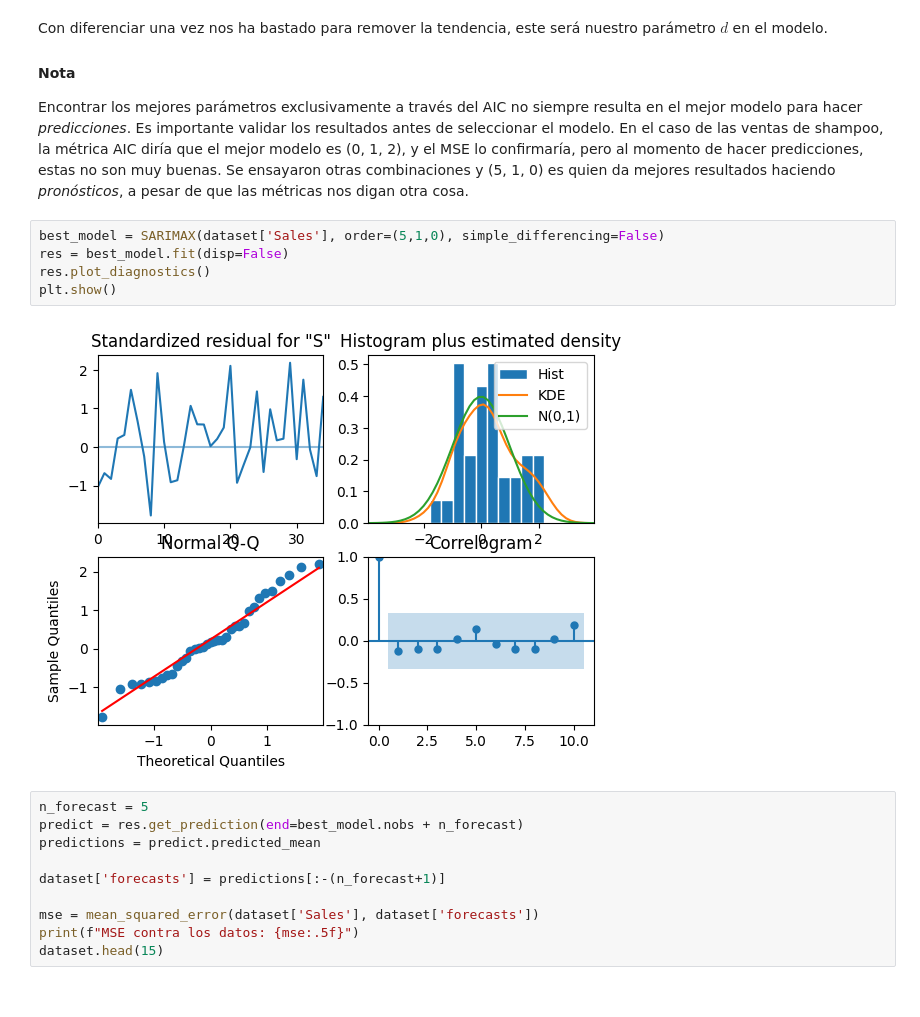
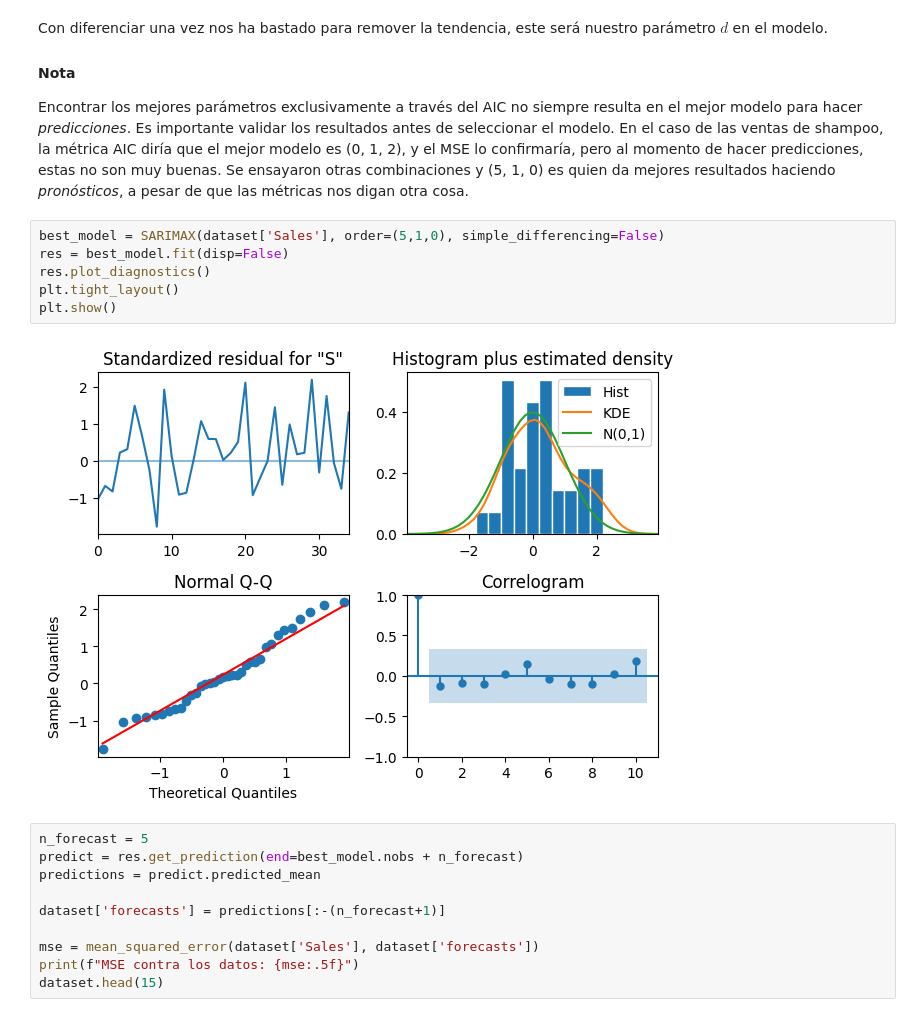
Before and after one commit to Ohtar10/icesi-advanced-dl, a Jupyter notebook: Unidad 1 - Time Series/arima.ipynb, the cells around one changed output. Cells and saved outputs as stored; diff of their text form.

```diff
--- a/Unidad 1 - Time Series/arima.ipynb
+++ b/Unidad 1 - Time Series/arima.ipynb
@@ -347,10 +346,11 @@ Encontrar los mejores parámetros exclusivamente a través del AIC no siempre re
 # %%
 best_model = SARIMAX(dataset['Sales'], order=(5,1,0), simple_differencing=False)
 res = best_model.fit(disp=False)
 res.plot_diagnostics()
+plt.tight_layout()
 plt.show()
 # %% [output]
-[figure, old version]
+[figure, new version]
 # %%
 n_forecast = 5
 predict = res.get_prediction(end=best_model.nobs + n_forecast)
```
Also changed, not shown: parts of 6 cells of this notebook, 2 other files.
